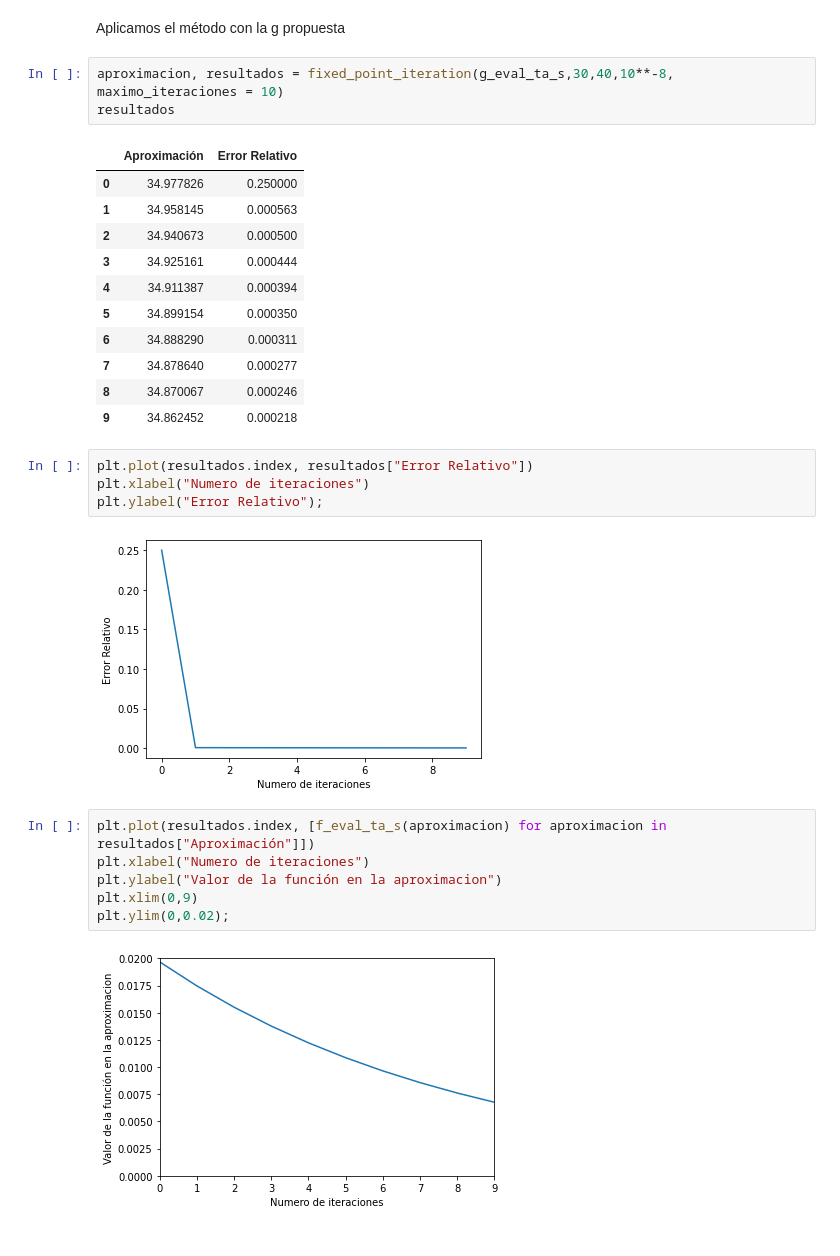
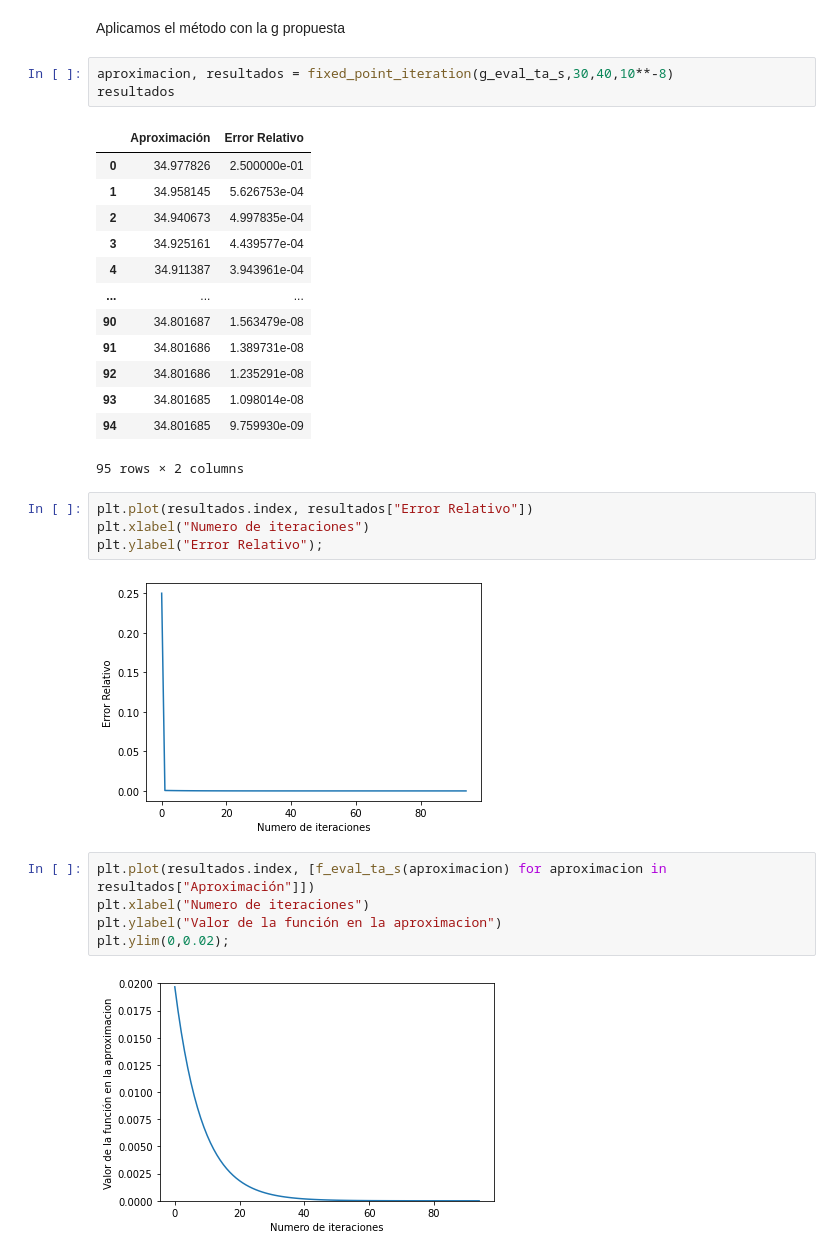
Before and after one commit to Nacho2904/AnalisisNumerico, a Jupyter notebook: TP1.ipynb, the cells around one changed output. Saved outputs shown, nothing was run; the diff lists cells and outputs as text.

```diff
--- a/TP1.ipynb
+++ b/TP1.ipynb
@@ -205,31 +205,32 @@ def fixed_point_iteration(g, a, b, tol, maximo_iteraciones = 100):
 # %% [markdown]
 Aplicamos el método con la g propuesta
 # %%
-aproximacion, resultados = fixed_point_iteration(g_eval_ta_s,30,40,10**-8, maximo_iteraciones = 10)
+aproximacion, resultados = fixed_point_iteration(g_eval_ta_s,30,40,10**-8)
 resultados
 # %% [output]
 |  | Aproximación | Error Relativo |
-| 0 | 34.977826 | 0.250000 |
-| 1 | 34.958145 | 0.000563 |
-| 2 | 34.940673 | 0.000500 |
-| 3 | 34.925161 | 0.000444 |
-| 4 | 34.911387 | 0.000394 |
-| 5 | 34.899154 | 0.000350 |
-| 6 | 34.888290 | 0.000311 |
-| 7 | 34.878640 | 0.000277 |
-| 8 | 34.870067 | 0.000246 |
-| 9 | 34.862452 | 0.000218 |
+| 0 | 34.977826 | 2.500000e-01 |
+| 1 | 34.958145 | 5.626753e-04 |
+| 2 | 34.940673 | 4.997835e-04 |
+| 3 | 34.925161 | 4.439577e-04 |
+| 4 | 34.911387 | 3.943961e-04 |
+| ... | ... | ... |
+| 90 | 34.801687 | 1.563479e-08 |
+| 91 | 34.801686 | 1.389731e-08 |
+| 92 | 34.801686 | 1.235291e-08 |
+| 93 | 34.801685 | 1.098014e-08 |
+| 94 | 34.801685 | 9.759930e-09 |
+95 rows × 2 columns
 # %%
 plt.plot(resultados.index, resultados["Error Relativo"])
 plt.xlabel("Numero de iteraciones")
 plt.ylabel("Error Relativo");
 # %% [output]
-[figure, old version]
+[figure, new version]
 # %%
 plt.plot(resultados.index, [f_eval_ta_s(aproximacion) for aproximacion in resultados["Aproximación"]])
 plt.xlabel("Numero de iteraciones")
 plt.ylabel("Valor de la función en la aproximacion")
-plt.xlim(0,9)
 plt.ylim(0,0.02);
 # %% [output]
-[figure, old version]
+[figure, new version]
```
